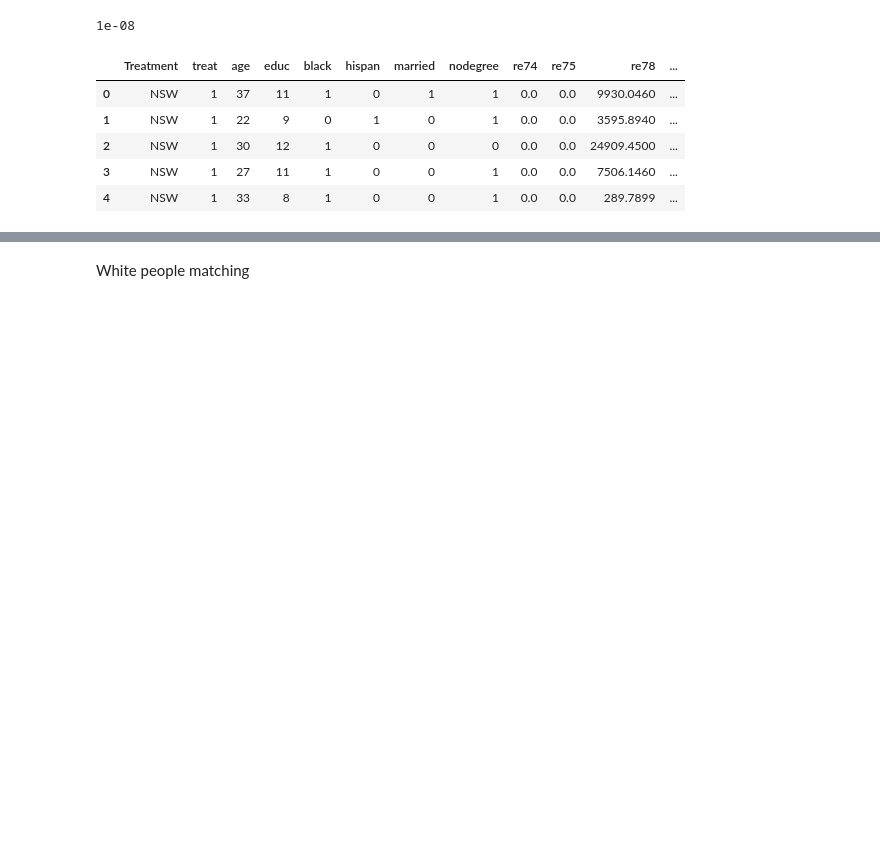
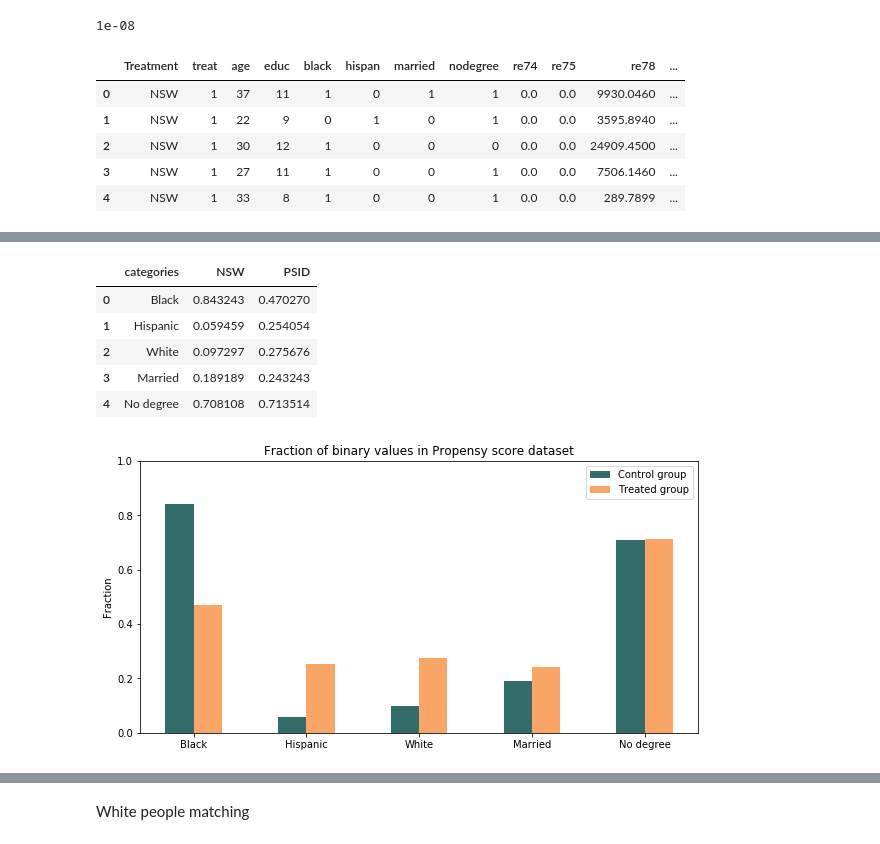
Before and after one commit to Babas10/ADA_JEX2017, a Jupyter notebook: HomeWork/04 - Applied ML/H4.ipynb, the cells around one changed output, grey strips where cells are left out. Cells and saved outputs as stored; diff of their text form; code cells hidden in the pictures; blank space fills up the shorter version.

```diff
--- a/HomeWork/04 - Applied ML/H4.ipynb
+++ b/HomeWork/04 - Applied ML/H4.ipynb
@@ -480,0 +472,45 @@ data_matched.head()
+# %%
+matched_NSW=data_matched[data_matched['treat']==1]
+matched_PS=data_matched[data_matched['treat']==0]
+
+NSW_black, NSW_hispanic, NSW_white, NSW_married, NSW_nodegree=get_fraction_bin(matched_NSW)
+PS_black, PS_hispanic,PS_white, PS_married, PS_nodegree=get_fraction_bin(matched_PS)
+# %%
+data = {
+    'categories':['Black', 'Hispanic','White', 'Married', 'No degree'],
+    'NSW': [NSW_black,  NSW_hispanic,NSW_white, NSW_married, NSW_nodegree],
+    'PSID': [PS_black, PS_hispanic,PS_white, PS_married, PS_nodegree]
+}
+
+count_df = pd.DataFrame(data, columns = ['categories', 'NSW', 'PSID'])
+display(count_df)
+
+# bars position
+pos = list(range(len(count_df['NSW'])))
+width = 0.25
+
+fig, ax = plt.subplots(figsize=(10,5))
+plt.bar(pos, count_df['NSW'], width, alpha=0.8, color='#004946')
+plt.bar([ p + width for p in pos ], count_df['PSID'], width, alpha=0.8,color='#F78F3F')
+
+# chart title
+ax.set_title('Fraction of binary values in Propensy score dataset')
+
+# pos bar
+ax.set_xticks([p + 0.5 * width for p in pos])
+ax.set_ylabel('Fraction')
+ax.set_xticklabels(count_df['categories'])
+
+plt.ylim([0, 1])
+
+plt.legend(['Control group', 'Treated group'], loc='upper right')
+plt.grid(color='w', linestyle=' ')
+plt.show()
+# %% [output]
+|  | categories | NSW | PSID |
+| 0 | Black | 0.843243 | 0.470270 |
+| 1 | Hispanic | 0.059459 | 0.254054 |
+| 2 | White | 0.097297 | 0.275676 |
+| 3 | Married | 0.189189 | 0.243243 |
+| 4 | No degree | 0.708108 | 0.713514 |
+[figure, added]
```
Also changed, not shown: parts of 36 cells of this notebook.
